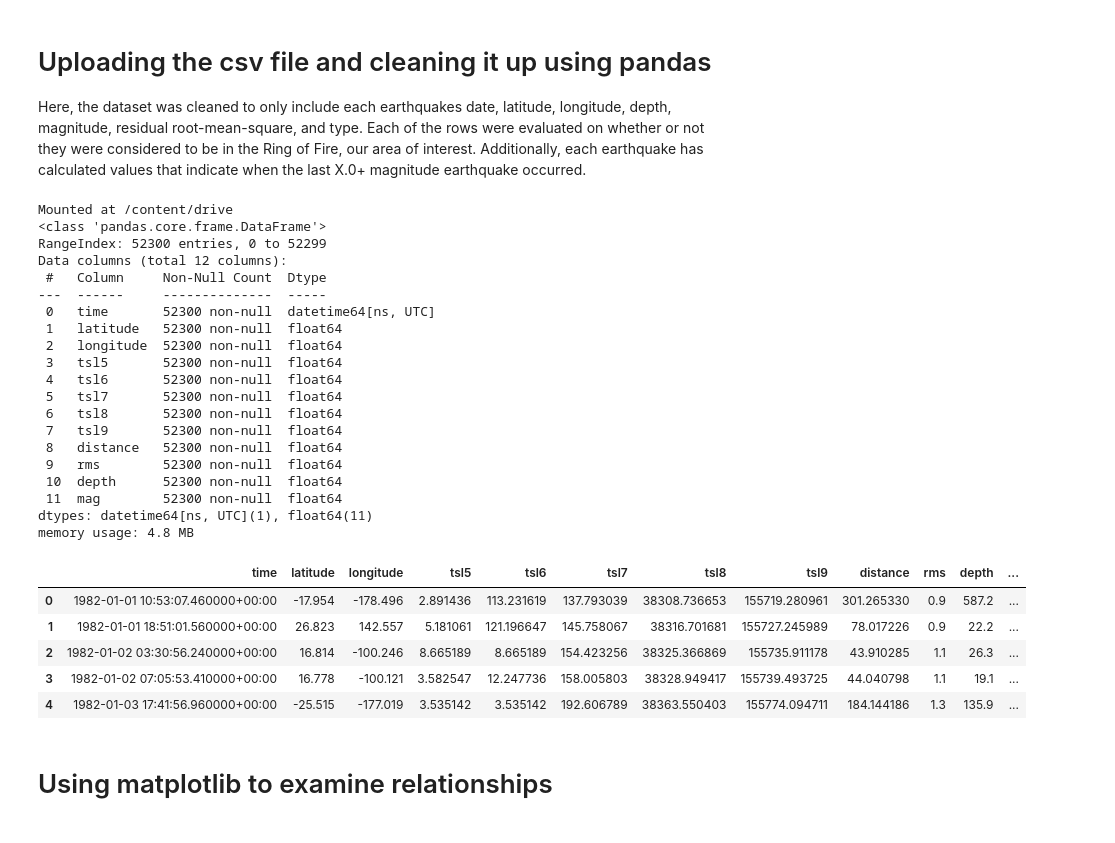
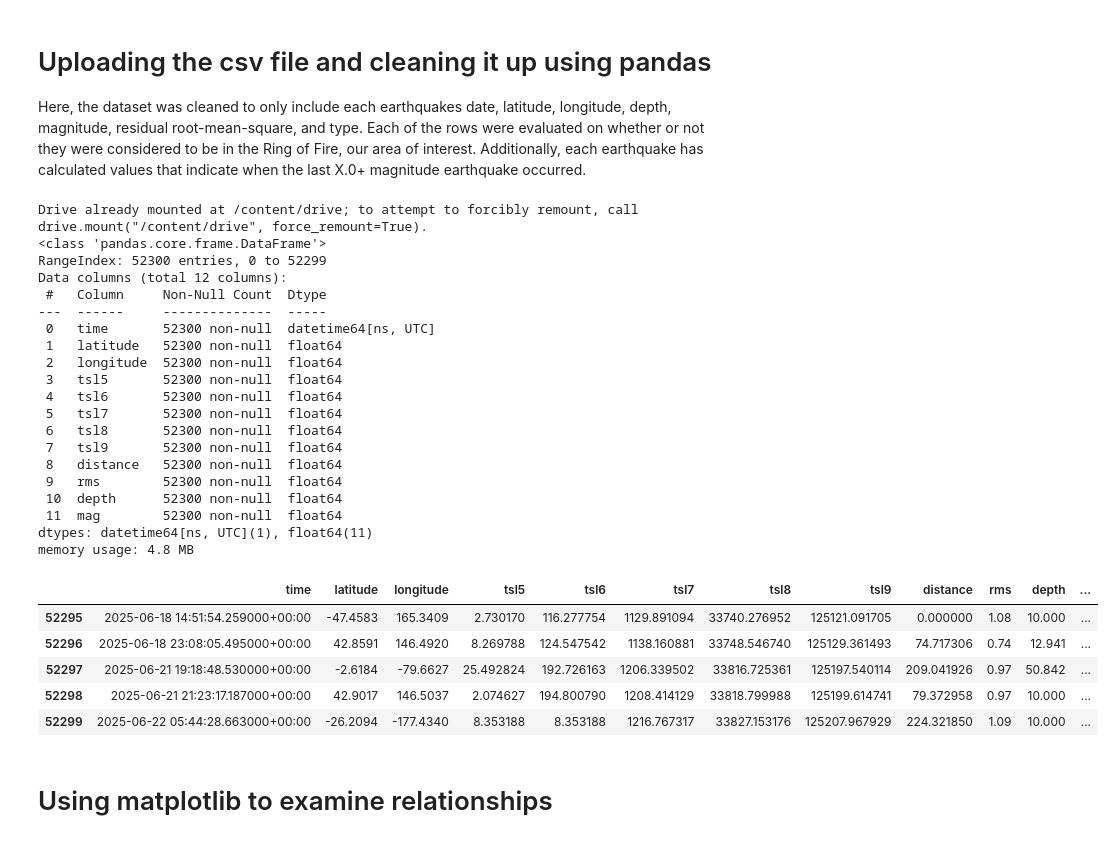
Before and after one commit to dnaieleps/quakeAI, a Jupyter notebook: quakeAI.ipynb, the cells around one changed output. Cells and saved outputs as stored; diff of their text form; code cells hidden in the pictures.

```diff
--- a/quakeAI.ipynb
+++ b/quakeAI.ipynb
@@ -109,40 +109,40 @@ df_filtered = df_filtered[df_filtered['is_valid_country'] == True]
 df_filtered = df_filtered.dropna(subset=['time', 'latitude', 'longitude', 'depth', 'mag', 'rms', 'tsl5', 'tsl6', 'tsl7', 'tsl8', 'tsl9', 'distance'])
 df_filtered.drop(['place', 'type', 'is_valid_country'], axis=1, inplace=True)
 df_filtered.drop_duplicates(inplace=True)
 df_filtered.reset_index(drop=True, inplace=True)
 
 # reorder columns and print info
 df_filtered = df_filtered[['time', 'latitude', 'longitude', 'tsl5', 'tsl6', 'tsl7', 'tsl8', 'tsl9', 'distance', 'rms', 'depth', 'mag']]
 df = df_filtered.copy()
 df.info()
-df.head()
+df.tail()
 # %% [output]
-Mounted at /content/drive
+Drive already mounted at /content/drive; to attempt to forcibly remount, call drive.mount("/content/drive", force_remount=True).
 <class 'pandas.core.frame.DataFrame'>
 RangeIndex: 52300 entries, 0 to 52299
 Data columns (total 12 columns):
  #   Column     Non-Null Count  Dtype
 ---  ------     --------------  -----
  0   time       52300 non-null  datetime64[ns, UTC]
  1   latitude   52300 non-null  float64
  2   longitude  52300 non-null  float64
  3   tsl5       52300 non-null  float64
  4   tsl6       52300 non-null  float64
  5   tsl7       52300 non-null  float64
  6   tsl8       52300 non-null  float64
  7   tsl9       52300 non-null  float64
  8   distance   52300 non-null  float64
  9   rms        52300 non-null  float64
  10  depth      52300 non-null  float64
  11  mag        52300 non-null  float64
 dtypes: datetime64[ns, UTC](1), float64(11)
 memory usage: 4.8 MB
 |  | time | latitude | longitude | tsl5 | tsl6 | tsl7 | tsl8 | tsl9 | distance | rms | depth | ... |
-| 0 | 1982-01-01 10:53:07.460000+00:00 | -17.954 | -178.496 | 2.891436 | 113.231619 | 137.793039 | 38308.736653 | 155719.280961 | 301.265330 | 0.9 | 587.2 | ... |
-| 1 | 1982-01-01 18:51:01.560000+00:00 | 26.823 | 142.557 | 5.181061 | 121.196647 | 145.758067 | 38316.701681 | 155727.245989 | 78.017226 | 0.9 | 22.2 | ... |
-| 2 | 1982-01-02 03:30:56.240000+00:00 | 16.814 | -100.246 | 8.665189 | 8.665189 | 154.423256 | 38325.366869 | 155735.911178 | 43.910285 | 1.1 | 26.3 | ... |
-| 3 | 1982-01-02 07:05:53.410000+00:00 | 16.778 | -100.121 | 3.582547 | 12.247736 | 158.005803 | 38328.949417 | 155739.493725 | 44.040798 | 1.1 | 19.1 | ... |
-| 4 | 1982-01-03 17:41:56.960000+00:00 | -25.515 | -177.019 | 3.535142 | 3.535142 | 192.606789 | 38363.550403 | 155774.094711 | 184.144186 | 1.3 | 135.9 | ... |
+| 52295 | 2025-06-18 14:51:54.259000+00:00 | -47.4583 | 165.3409 | 2.730170 | 116.277754 | 1129.891094 | 33740.276952 | 125121.091705 | 0.000000 | 1.08 | 10.000 | ... |
+| 52296 | 2025-06-18 23:08:05.495000+00:00 | 42.8591 | 146.4920 | 8.269788 | 124.547542 | 1138.160881 | 33748.546740 | 125129.361493 | 74.717306 | 0.74 | 12.941 | ... |
+| 52297 | 2025-06-21 19:18:48.530000+00:00 | -2.6184 | -79.6627 | 25.492824 | 192.726163 | 1206.339502 | 33816.725361 | 125197.540114 | 209.041926 | 0.97 | 50.842 | ... |
+| 52298 | 2025-06-21 21:23:17.187000+00:00 | 42.9017 | 146.5037 | 2.074627 | 194.800790 | 1208.414129 | 33818.799988 | 125199.614741 | 79.372958 | 0.97 | 10.000 | ... |
+| 52299 | 2025-06-22 05:44:28.663000+00:00 | -26.2094 | -177.4340 | 8.353188 | 8.353188 | 1216.767317 | 33827.153176 | 125207.967929 | 224.321850 | 1.09 | 10.000 | ... |
 # %% [markdown]
 # Using matplotlib to examine relationships
 # %%
```
Also changed, not shown: parts of 6 cells of this notebook.
